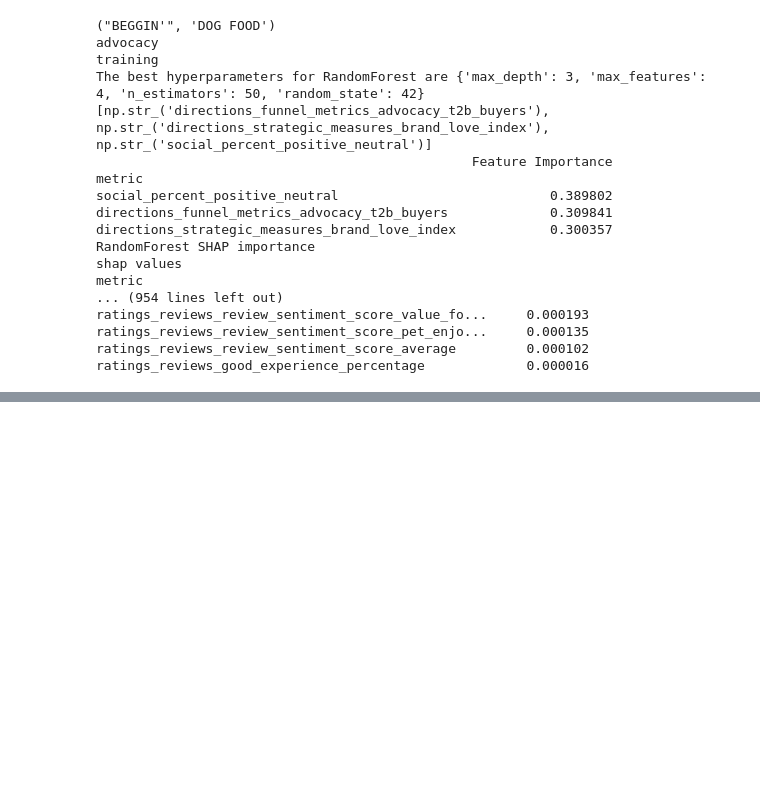
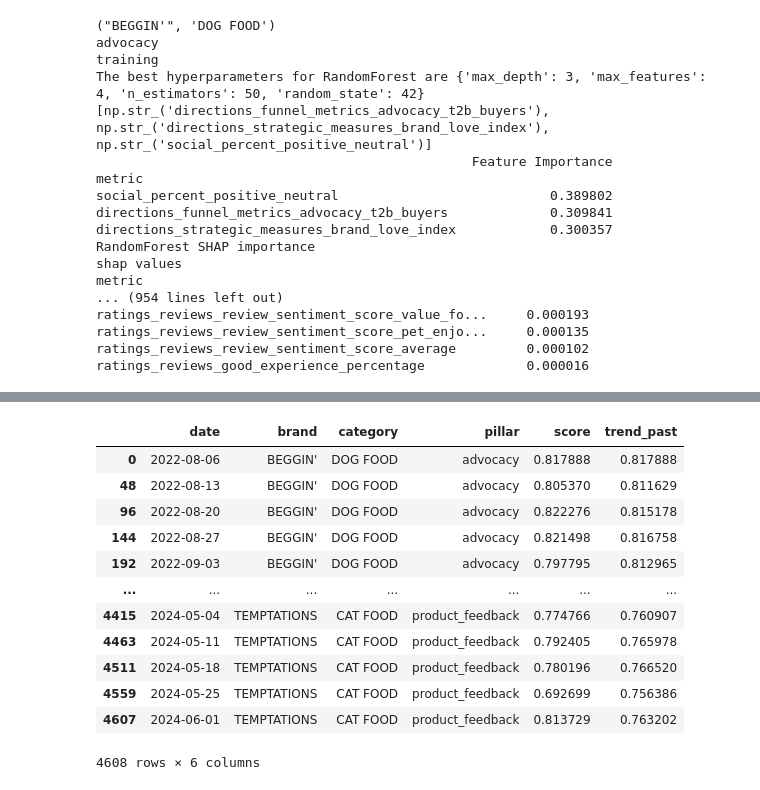
Before and after one commit to vks-varma/brandhub-capability, a Jupyter notebook: src/BHC_Capability/rough_book.ipynb, the cells around one changed output, grey strips where cells are left out. Drawn from its saved outputs; the diff is of its cells as text; code cells hidden in the pictures; blank space fills up the shorter version.

```diff
--- a/src/BHC_Capability/rough_book.ipynb
+++ b/src/BHC_Capability/rough_book.ipynb
@@ -1051,0 +1104,3 @@ def process_single_group(
+# %%
+merged_df = data_merge(cfa_df, rf_df, idv_list, config)
+scores = data_normalize_weight(merged_df, config)
@@ -1051,0 +1117,46 @@ def process_single_group(
+# %%
+def pillar_creation(scores, scaled_data, config):
+    merged_df = pd.merge(
+    scores,
+    scaled_data,
+    on=['brand', 'category', 'metric'],
+    how='inner'  # Use 'inner' to drop metrics without weights
+    )
+
+    merged_df['score'] = merged_df['value'] * merged_df['weight']
+    pillar_scores = merged_df.groupby([config['date_column']]+ config['data_prep_group_var']+ ['pillar'])['score'].sum().reset_index()
+    return pillar_scores
+# %%
+pillar_data = pillar_creation(scores, scaled_data, config)
+# %%
+
+def trend_past_creation(pillar_data, config):
+    trend_past = pillar_data.sort_values(by=config['data_prep_group_var'] + ['pillar', config['date_column']]).copy()
+
+    # Define window size (e.g., 2-day rolling average)
+    window_size = config['trend_past_rolling_window']  # Adjust this value as needed
+
+    # Calculate rolling average within groups
+    trend_past['trend_past'] = (
+        trend_past
+        .groupby(['brand', 'category', 'pillar'])['score']
+        .transform(lambda x: x.rolling(window=window_size, min_periods=1).mean())
+    )
+
+    return trend_past
+# %%
+trend_data = trend_past_creation(pillar_data, config)
+# %% [output]
+|  | date | brand | category | pillar | score | trend_past |
+| 0 | 2022-08-06 | BEGGIN' | DOG FOOD | advocacy | 0.817888 | 0.817888 |
+| 48 | 2022-08-13 | BEGGIN' | DOG FOOD | advocacy | 0.805370 | 0.811629 |
+| 96 | 2022-08-20 | BEGGIN' | DOG FOOD | advocacy | 0.822276 | 0.815178 |
+| 144 | 2022-08-27 | BEGGIN' | DOG FOOD | advocacy | 0.821498 | 0.816758 |
+| 192 | 2022-09-03 | BEGGIN' | DOG FOOD | advocacy | 0.797795 | 0.812965 |
+| ... | ... | ... | ... | ... | ... | ... |
+| 4415 | 2024-05-04 | TEMPTATIONS | CAT FOOD | product_feedback | 0.774766 | 0.760907 |
+| 4463 | 2024-05-11 | TEMPTATIONS | CAT FOOD | product_feedback | 0.792405 | 0.765978 |
+| 4511 | 2024-05-18 | TEMPTATIONS | CAT FOOD | product_feedback | 0.780196 | 0.766520 |
+| 4559 | 2024-05-25 | TEMPTATIONS | CAT FOOD | product_feedback | 0.692699 | 0.756386 |
+| 4607 | 2024-06-01 | TEMPTATIONS | CAT FOOD | product_feedback | 0.813729 | 0.763202 |
+4608 rows × 6 columns
```
Also changed, not shown: parts of 13 cells of this notebook, 4 other files.
